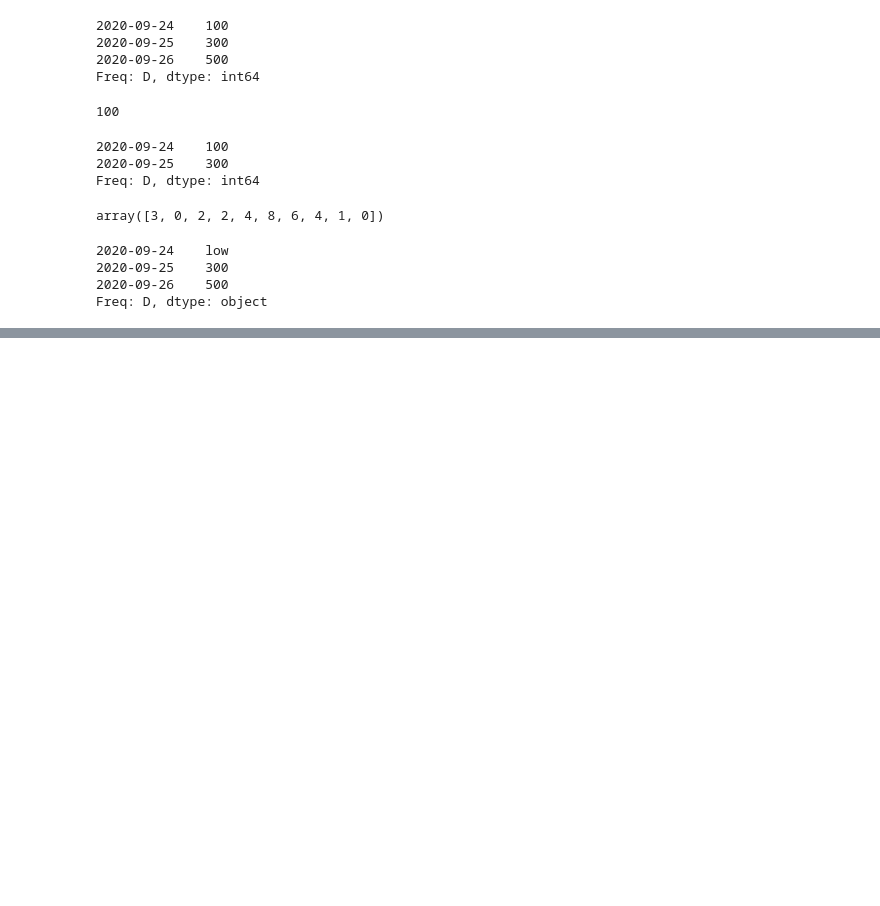
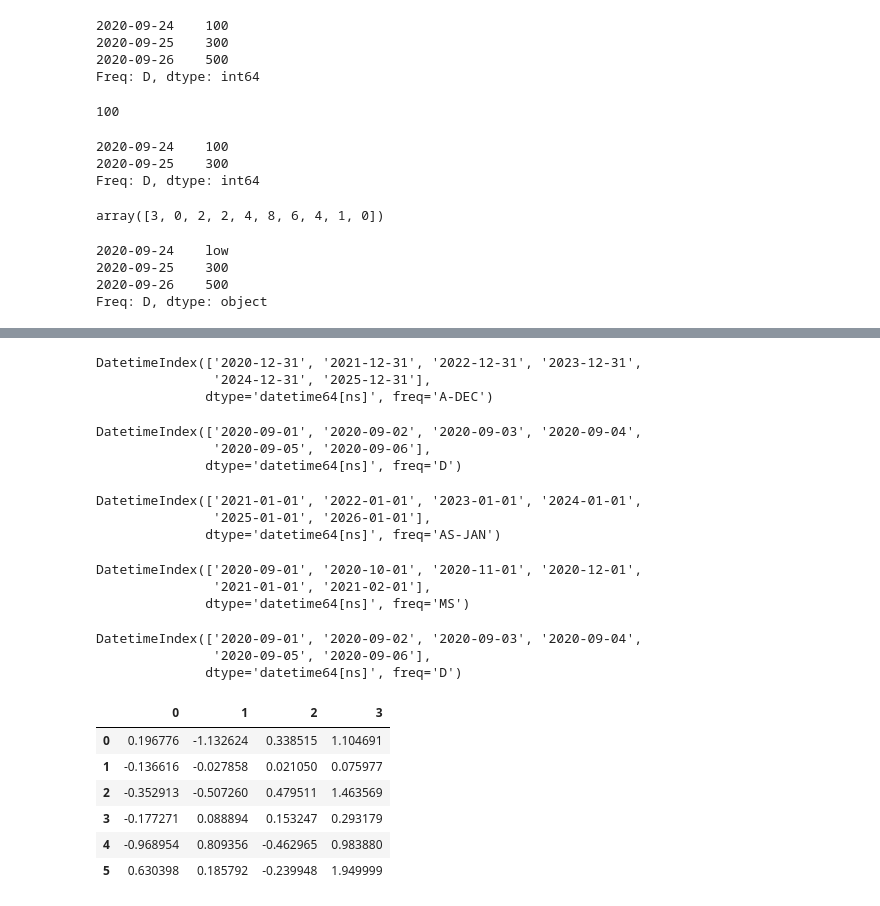
Before and after one commit to cchio74/forgemaster, a Jupyter notebook: lab03_LHC_pandas.ipynb, the cells around one changed output, grey strips where cells are left out. Drawn from its saved outputs; the diff is of its cells as text; code cells hidden in the pictures; blank space fills up the shorter version.

```diff
--- a/lab03_LHC_pandas.ipynb
+++ b/lab03_LHC_pandas.ipynb
@@ -131,0 +282,46 @@ Freq: D, dtype: object
+# %%
+dates=pd.date_range('2020-09-01',periods=6,freq='Y')
+dates
+# %% [output]
+DatetimeIndex(['2020-12-31', '2021-12-31', '2022-12-31', '2023-12-31',
+               '2024-12-31', '2025-12-31'],
+              dtype='datetime64[ns]', freq='A-DEC')
+# %%
+dates=pd.date_range('2020-09-01',periods=6,freq='D')
+dates
+# %% [output]
+DatetimeIndex(['2020-09-01', '2020-09-02', '2020-09-03', '2020-09-04',
+               '2020-09-05', '2020-09-06'],
+              dtype='datetime64[ns]', freq='D')
+# %%
+dates=pd.date_range('2020-09-01',periods=6,freq='YS')
+dates
+# %% [output]
+DatetimeIndex(['2021-01-01', '2022-01-01', '2023-01-01', '2024-01-01',
+               '2025-01-01', '2026-01-01'],
+              dtype='datetime64[ns]', freq='AS-JAN')
+# %%
+dates=pd.date_range('2020-09-01',periods=6,freq='MS')
+dates
+# %% [output]
+DatetimeIndex(['2020-09-01', '2020-10-01', '2020-11-01', '2020-12-01',
+               '2021-01-01', '2021-02-01'],
+              dtype='datetime64[ns]', freq='MS')
+# %%
+dates=pd.date_range('2020-09-01',periods=6,freq='D')
+dates
+# %% [output]
+DatetimeIndex(['2020-09-01', '2020-09-02', '2020-09-03', '2020-09-04',
+               '2020-09-05', '2020-09-06'],
+              dtype='datetime64[ns]', freq='D')
+# %%
+df=pd.DataFrame(np.random.randn(6,4))
+df
+# %% [output]
+|  | 0 | 1 | 2 | 3 |
+| 0 | 0.196776 | -1.132624 | 0.338515 | 1.104691 |
+| 1 | -0.136616 | -0.027858 | 0.021050 | 0.075977 |
+| 2 | -0.352913 | -0.507260 | 0.479511 | 1.463569 |
+| 3 | -0.177271 | 0.088894 | 0.153247 | 0.293179 |
+| 4 | -0.968954 | 0.809356 | -0.462965 | 0.983880 |
+| 5 | 0.630398 | 0.185792 | -0.239948 | 1.949999 |
```
Also changed, not shown: parts of 57 cells of this notebook.
